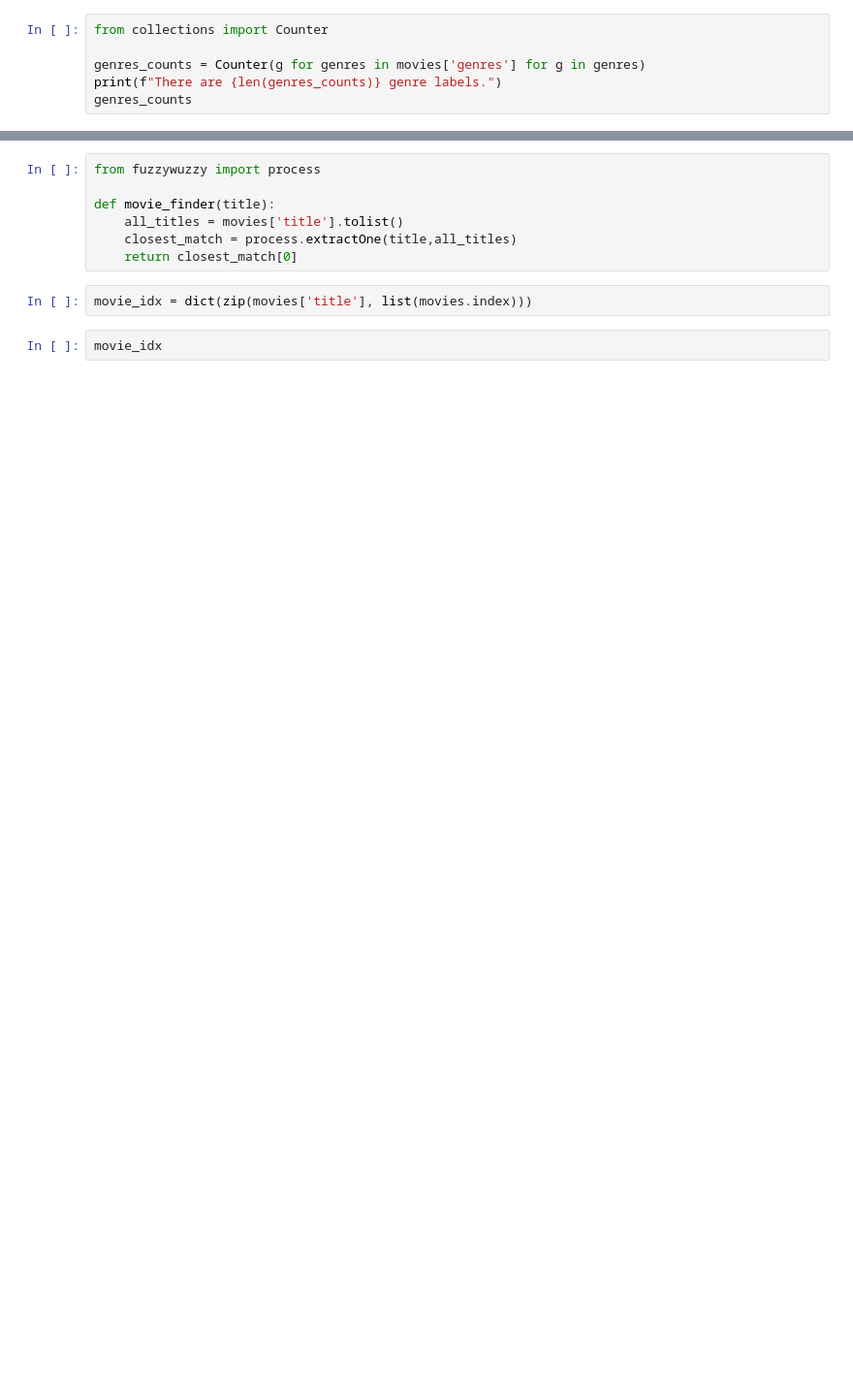
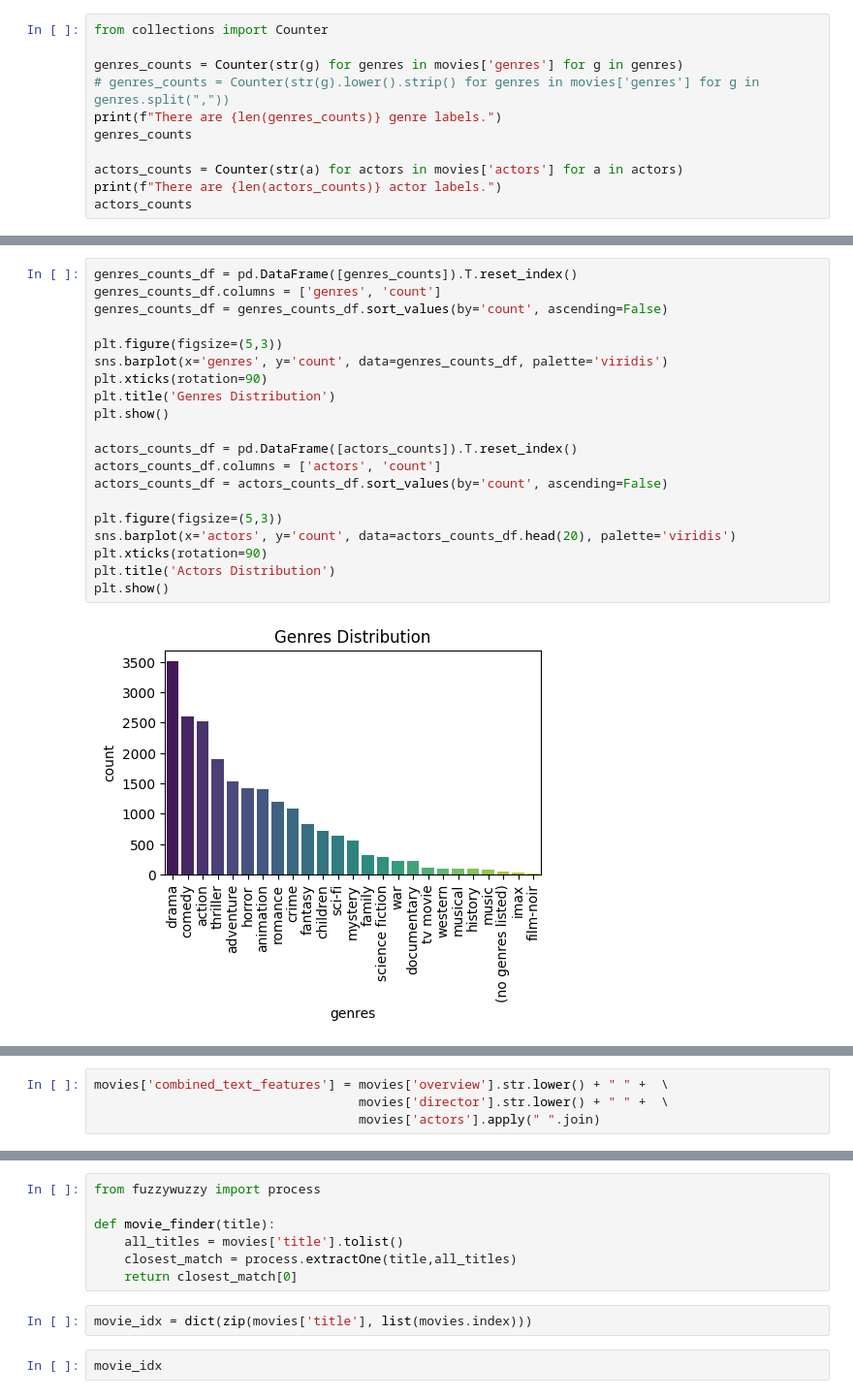
Before and after one commit to shreemit/movie-recs, a Jupyter notebook: notebooks/content_based.ipynb, the cells around one changed output, grey strips where cells are left out. Shown at 97% size. Drawn from its saved outputs; the diff is of its cells as text; blank space fills up the shorter version.

```diff
--- a/notebooks/content_based.ipynb
+++ b/notebooks/content_based.ipynb
@@ -14,7 +20,12 @@ ratings = pd.read_csv('../ratings.csv')
 # %%
 from collections import Counter
 
-genres_counts = Counter(g for genres in movies['genres'] for g in genres)
+genres_counts = Counter(str(g) for genres in movies['genres'] for g in genres)
+# genres_counts = Counter(str(g).lower().strip() for genres in movies['genres'] for g in genres.split(","))
 print(f"There are {len(genres_counts)} genre labels.")
 genres_counts
+
+actors_counts = Counter(str(a) for actors in movies['actors'] for a in actors)
+print(f"There are {len(actors_counts)} actor labels.")
+actors_counts
 # %% [output]
@@ -111,0 +76,22 @@ plt.show()
+# %%
+genres_counts_df = pd.DataFrame([genres_counts]).T.reset_index()
+genres_counts_df.columns = ['genres', 'count']
+genres_counts_df = genres_counts_df.sort_values(by='count', ascending=False)
+
+plt.figure(figsize=(5,3))
+sns.barplot(x='genres', y='count', data=genres_counts_df, palette='viridis')
+plt.xticks(rotation=90)
+plt.title('Genres Distribution')
+plt.show()
+
+actors_counts_df = pd.DataFrame([actors_counts]).T.reset_index()
+actors_counts_df.columns = ['actors', 'count']
+actors_counts_df = actors_counts_df.sort_values(by='count', ascending=False)
+
+plt.figure(figsize=(5,3))
+sns.barplot(x='actors', y='count', data=actors_counts_df.head(20), palette='viridis')
+plt.xticks(rotation=90)
+plt.title('Actors Distribution')
+plt.show()
+# %% [output]
+[figure, added]
@@ -111,0 +99,4 @@ plt.show()
+# %%
+movies['combined_text_features'] = movies['overview'].str.lower() + " " +  \
+                                   movies['director'].str.lower() + " " +  \
+                                   movies['actors'].apply(" ".join)
```
Also changed, not shown: parts of 32 cells of this notebook, 16 other files.
